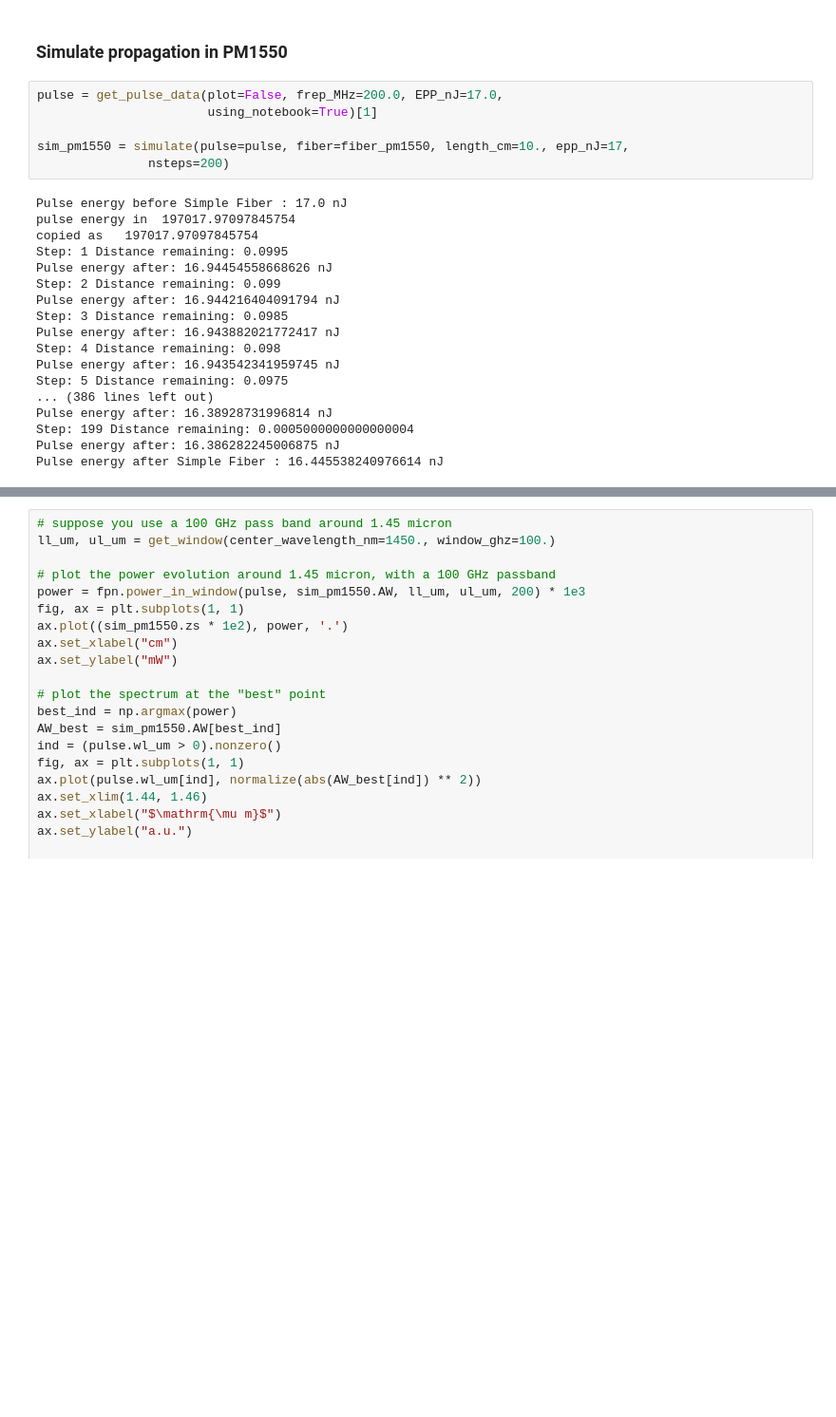
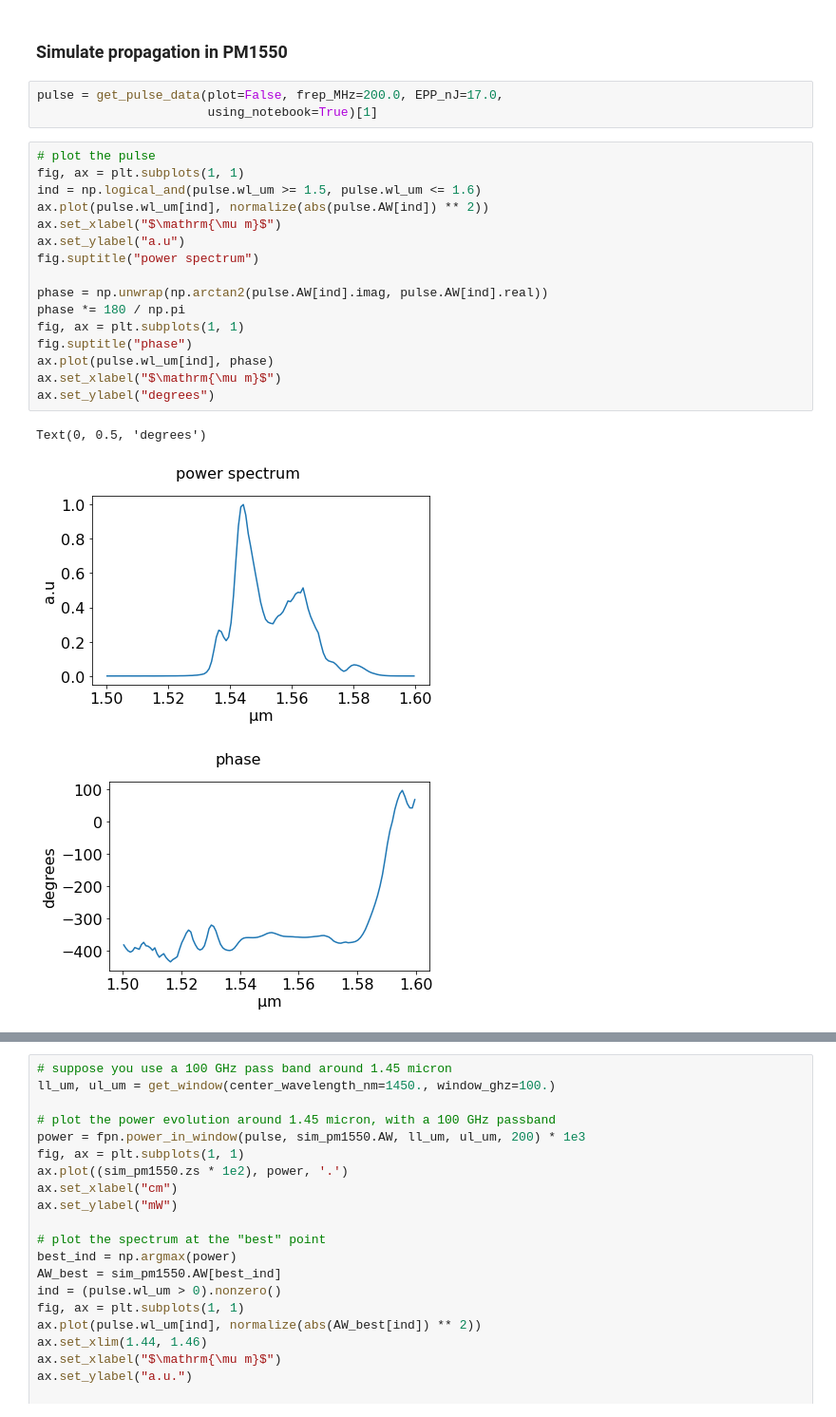
Before and after one commit to peter-chang62/James_Chou_Simulations, a Jupyter notebook: Jupyter Notebooks/Updated Comb Parameters.ipynb, the cells around one changed output, grey strips where cells are left out. Shown at 95% size. Drawn from its saved outputs; the diff is of its cells as text; blank space fills up the shorter version.

Commit message:
plot the pulse

```diff
--- a/Jupyter Notebooks/Updated Comb Parameters.ipynb
+++ b/Jupyter Notebooks/Updated Comb Parameters.ipynb
@@ -30,24 +30,23 @@ def get_window(center_wavelength_nm, window_ghz):
 # %%
 pulse = get_pulse_data(plot=False, frep_MHz=200.0, EPP_nJ=17.0,
                        using_notebook=True)[1]
-
-sim_pm1550 = simulate(pulse=pulse, fiber=fiber_pm1550, length_cm=10., epp_nJ=17,
-               nsteps=200)
-# %% [output]
-Pulse energy before Simple Fiber : 17.0 nJ
-pulse energy in  197017.97097845754
-copied as   197017.97097845754
-Step: 1 Distance remaining: 0.0995
-Pulse energy after: 16.94454558668626 nJ
-Step: 2 Distance remaining: 0.099
-Pulse energy after: 16.944216404091794 nJ
-Step: 3 Distance remaining: 0.0985
-Pulse energy after: 16.943882021772417 nJ
-Step: 4 Distance remaining: 0.098
-Pulse energy after: 16.943542341959745 nJ
-Step: 5 Distance remaining: 0.0975
-... (386 lines left out)
-Pulse energy after: 16.38928731996814 nJ
-Step: 199 Distance remaining: 0.0005000000000000004
-Pulse energy after: 16.386282245006875 nJ
-Pulse energy after Simple Fiber : 16.445538240976614 nJ
+# %%
+# plot the pulse
+fig, ax = plt.subplots(1, 1)
+ind = np.logical_and(pulse.wl_um >= 1.5, pulse.wl_um <= 1.6)
+ax.plot(pulse.wl_um[ind], normalize(abs(pulse.AW[ind]) ** 2))
+ax.set_xlabel("$\mathrm{\mu m}$")
+ax.set_ylabel("a.u")
+fig.suptitle("power spectrum")
+
+phase = np.unwrap(np.arctan2(pulse.AW[ind].imag, pulse.AW[ind].real))
+phase *= 180 / np.pi
+fig, ax = plt.subplots(1, 1)
+fig.suptitle("phase")
+ax.plot(pulse.wl_um[ind], phase)
+ax.set_xlabel("$\mathrm{\mu m}$")
+ax.set_ylabel("degrees")
+# %% [output]
+Text(0, 0.5, 'degrees')
+[figure, added]
+[figure, added]
```
Also changed, not shown: parts of 1 cell of this notebook, 1 other file.
